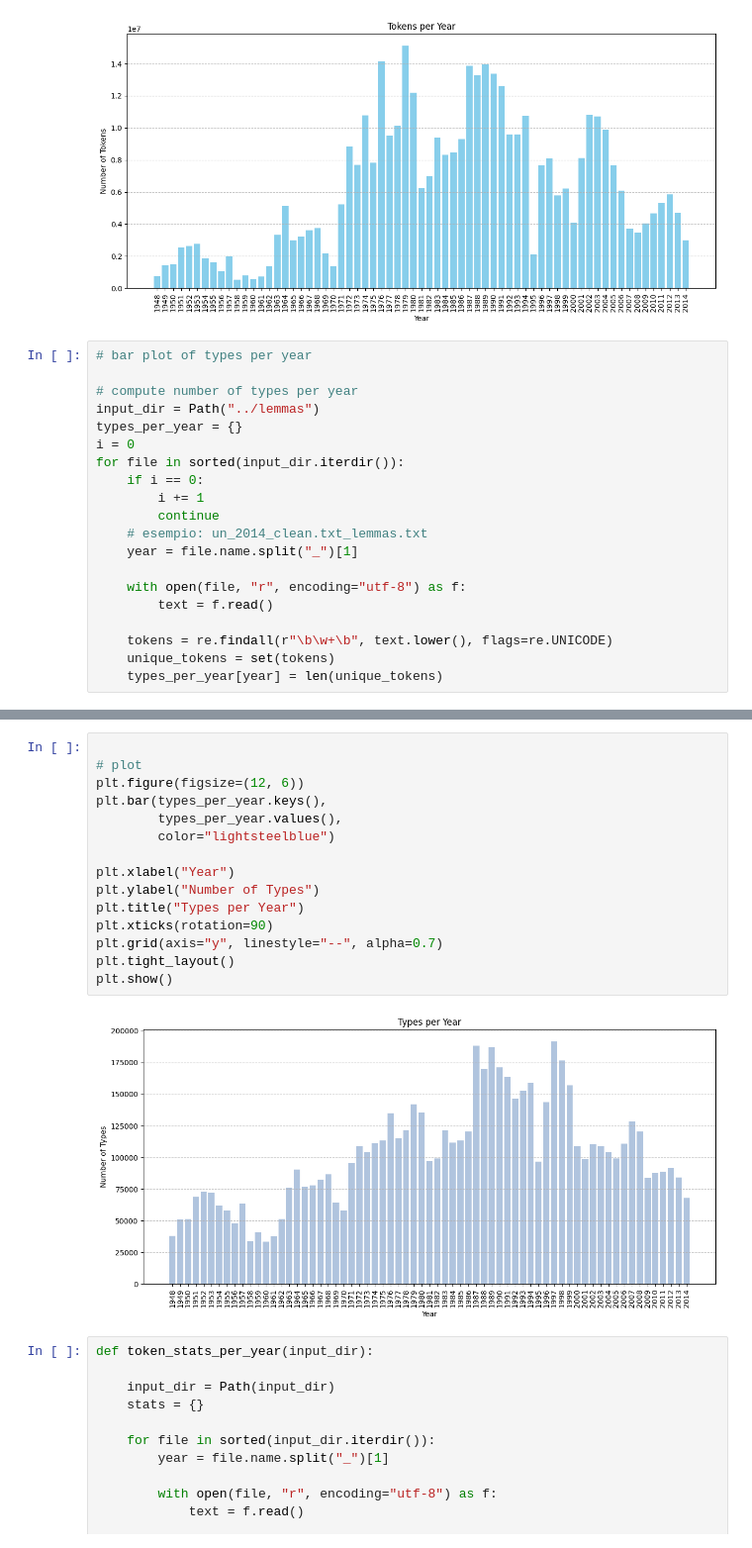
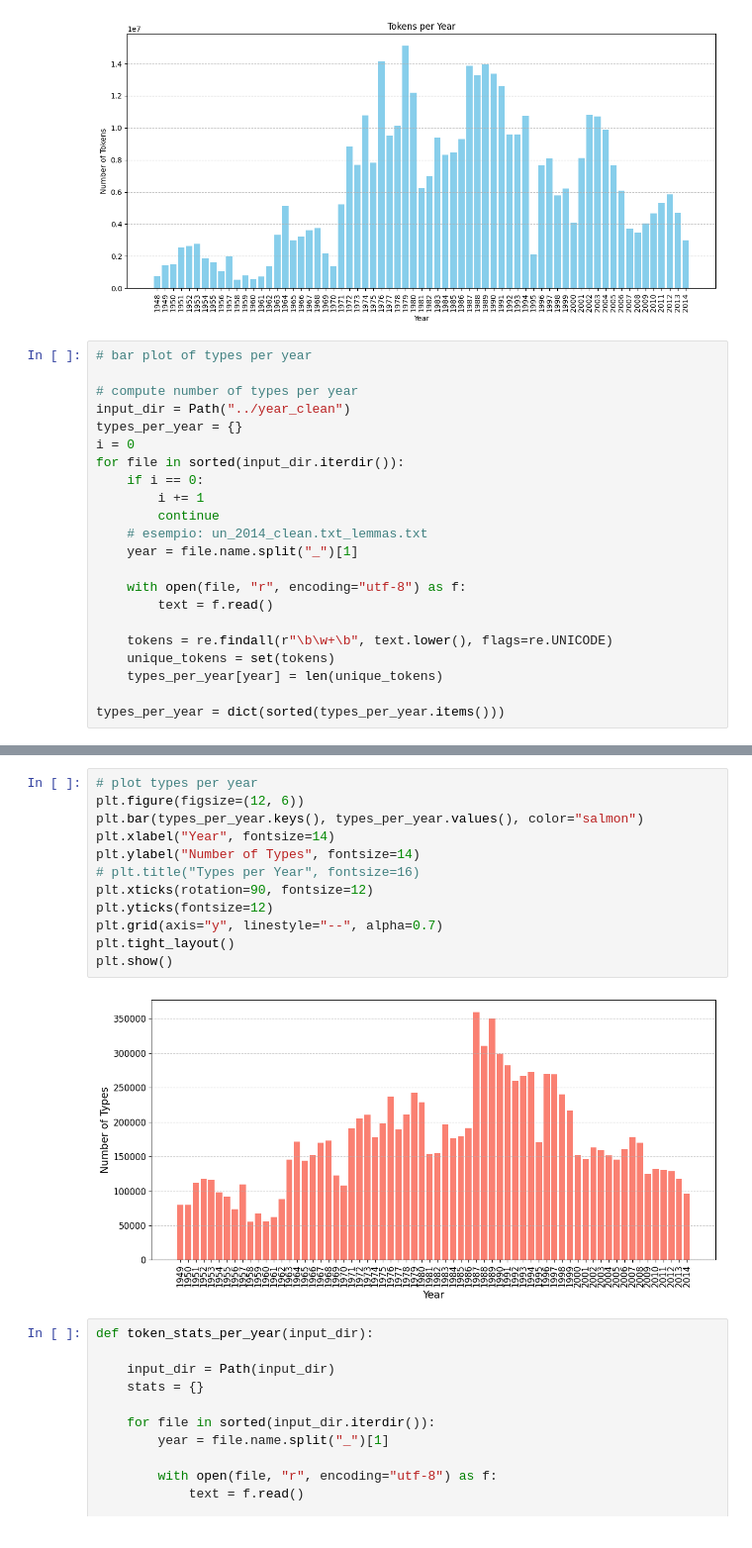
Before and after one commit to ChefBB/acn_project, a Jupyter notebook: understanding/understanding.ipynb, the cells around one changed output, grey strips where cells are left out. Shown at 99% size. Saved outputs shown, nothing was run; the diff lists cells and outputs as text.

```diff
--- a/understanding/understanding.ipynb
+++ b/understanding/understanding.ipynb
@@ -351,7 +352,7 @@ plt.show()
 # bar plot of types per year
 
 # compute number of types per year
-input_dir = Path("../lemmas")
+input_dir = Path("../year_clean")
 types_per_year = {}
 i = 0
 for file in sorted(input_dir.iterdir()):
@@ -367,3 +368,5 @@ for file in sorted(input_dir.iterdir()):
     tokens = re.findall(r"\b\w+\b", text.lower(), flags=re.UNICODE)
     unique_tokens = set(tokens)
     types_per_year[year] = len(unique_tokens)
+
+types_per_year = dict(sorted(types_per_year.items()))
@@ -372,20 +373,17 @@ for file in sorted(input_dir.iterdir()):
 # %%
-
-# plot
+# plot types per year
 plt.figure(figsize=(12, 6))
-plt.bar(types_per_year.keys(),
-        types_per_year.values(),
-        color="lightsteelblue")
-
-plt.xlabel("Year")
-plt.ylabel("Number of Types")
-plt.title("Types per Year")
-plt.xticks(rotation=90)
+plt.bar(types_per_year.keys(), types_per_year.values(), color="salmon")
+plt.xlabel("Year", fontsize=14)
+plt.ylabel("Number of Types", fontsize=14)
+# plt.title("Types per Year", fontsize=16)
+plt.xticks(rotation=90, fontsize=12)
+plt.yticks(fontsize=12)
 plt.grid(axis="y", linestyle="--", alpha=0.7)
 plt.tight_layout()
 plt.show()
 # %% [output]
-[figure, old version]
+[figure, new version]
 # %%
 def token_stats_per_year(input_dir):
 
```
Also changed, not shown: parts of 2 cells of this notebook, 4 other files.
